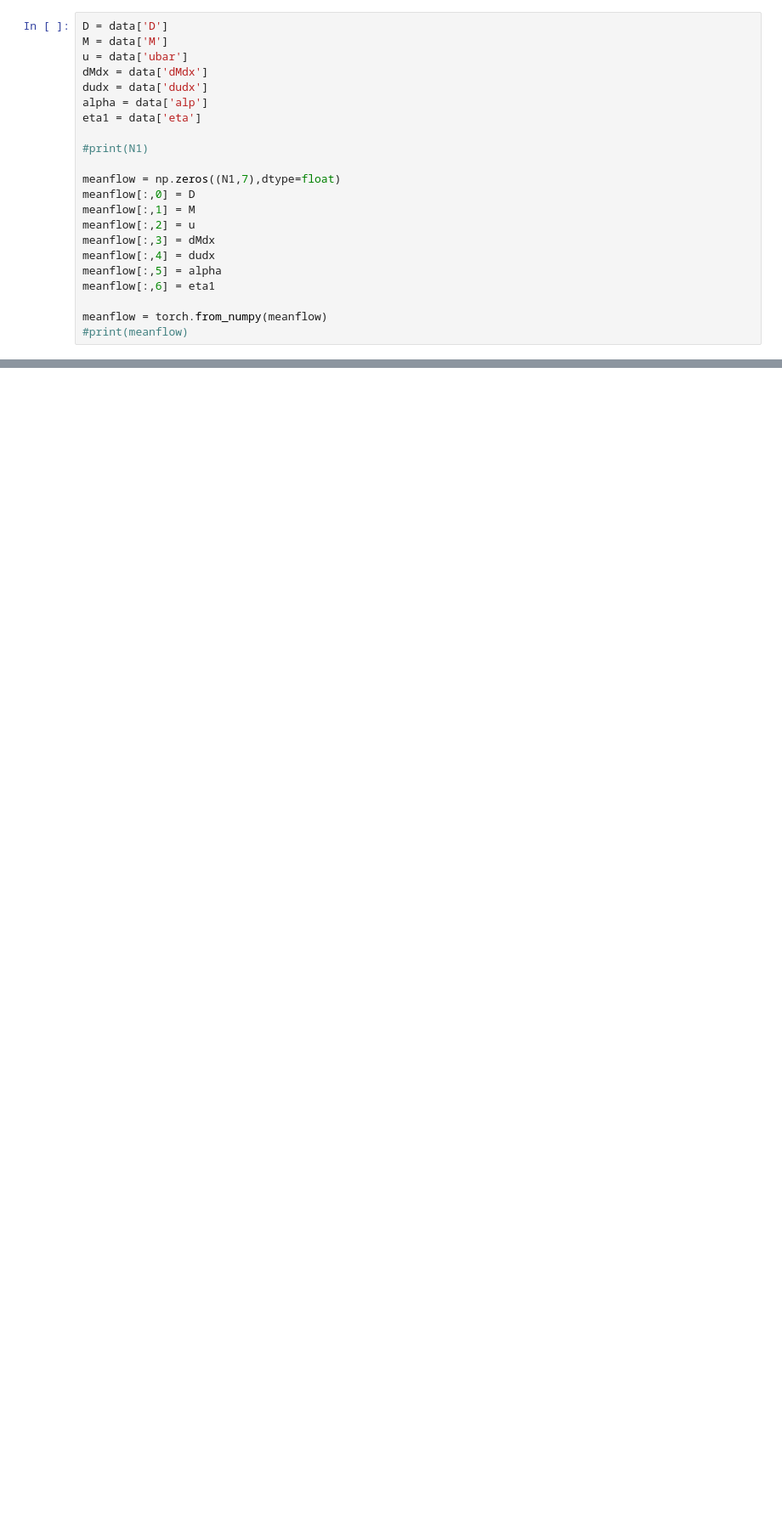
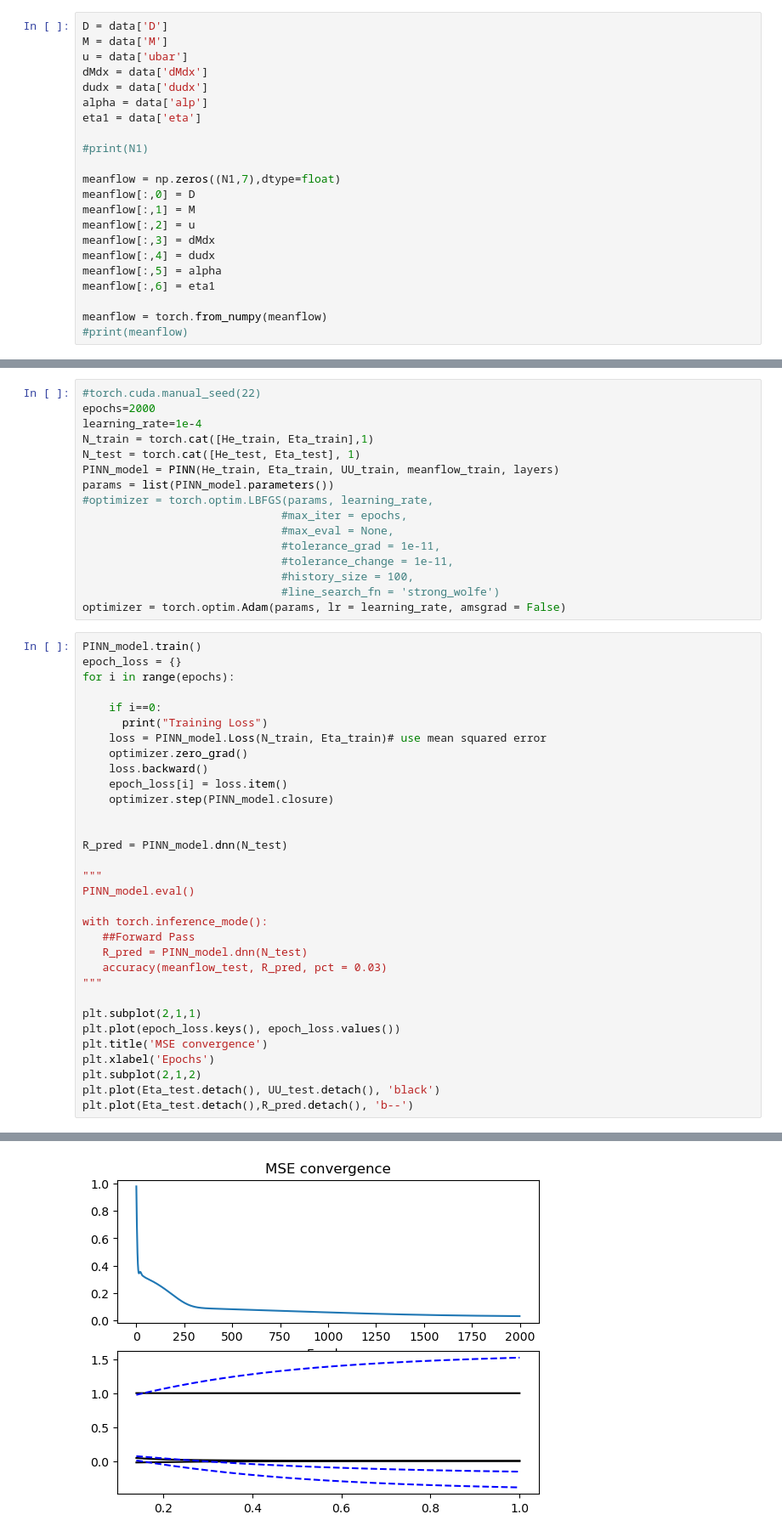
Before and after one commit to ramtarun02/Indirect-Noise-in-Nozzles, a Jupyter notebook: FrictionFactorEstimation.ipynb, the cells around one changed output, grey strips where cells are left out. Shown at 85% size. Saved outputs shown, nothing was run; the diff lists cells and outputs as text; blank space fills up the shorter version.

Commit message:
Basic PINN Implemented

```diff
--- a/FrictionFactorEstimation.ipynb
+++ b/FrictionFactorEstimation.ipynb
@@ -233,0 +233,49 @@ Training Loss-----Test Loss
+# %%
+#torch.cuda.manual_seed(22)
+epochs=2000
+learning_rate=1e-4
+N_train = torch.cat([He_train, Eta_train],1)
+N_test = torch.cat([He_test, Eta_test], 1)
+PINN_model = PINN(He_train, Eta_train, UU_train, meanflow_train, layers)
+params = list(PINN_model.parameters())
+#optimizer = torch.optim.LBFGS(params, learning_rate,
+                              #max_iter = epochs,
+                              #max_eval = None,
+                              #tolerance_grad = 1e-11,
+                              #tolerance_change = 1e-11,
+                              #history_size = 100,
+                              #line_search_fn = 'strong_wolfe')
+optimizer = torch.optim.Adam(params, lr = learning_rate, amsgrad = False)
+# %%
+PINN_model.train()
+epoch_loss = {}
+for i in range(epochs):
+
+    if i==0:
+      print("Training Loss")
+    loss = PINN_model.Loss(N_train, Eta_train)# use mean squared error
+    optimizer.zero_grad()
+    loss.backward()
+    epoch_loss[i] = loss.item()
+    optimizer.step(PINN_model.closure)
+
+
+R_pred = PINN_model.dnn(N_test)
+
+"""
+PINN_model.eval()
+
+with torch.inference_mode():
+   ##Forward Pass
+   R_pred = PINN_model.dnn(N_test)
+   accuracy(meanflow_test, R_pred, pct = 0.03)
+"""
+
+plt.subplot(2,1,1)
+plt.plot(epoch_loss.keys(), epoch_loss.values())
+plt.title('MSE convergence')
+plt.xlabel('Epochs')
+plt.subplot(2,1,2)
+plt.plot(Eta_test.detach(), UU_test.detach(), 'black')
+plt.plot(Eta_test.detach(),R_pred.detach(), 'b--')
+# %% [output]
@@ -233,0 +296 @@ Training Loss-----Test Loss
+[figure, added]
```
Also changed, not shown: parts of 12 cells of this notebook.
